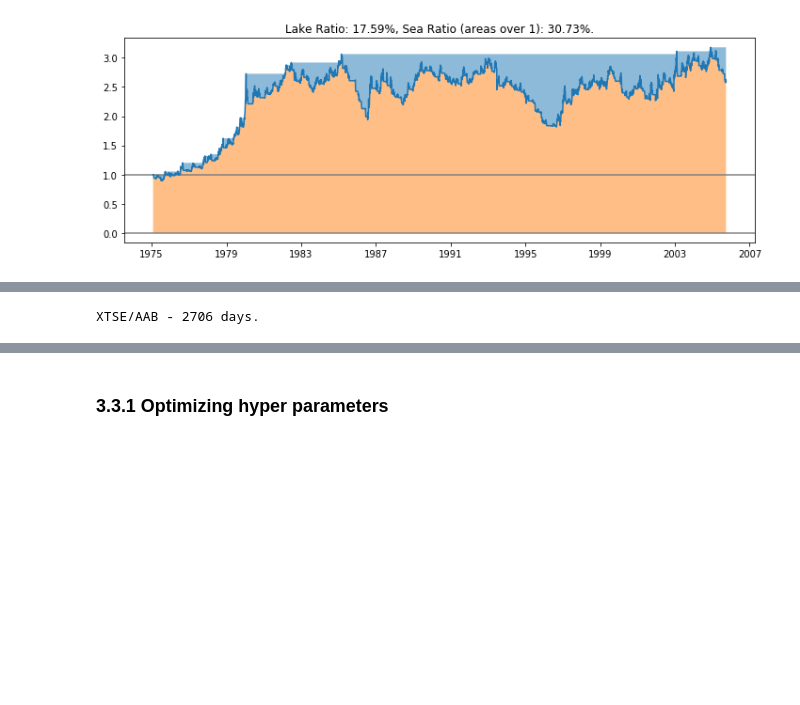
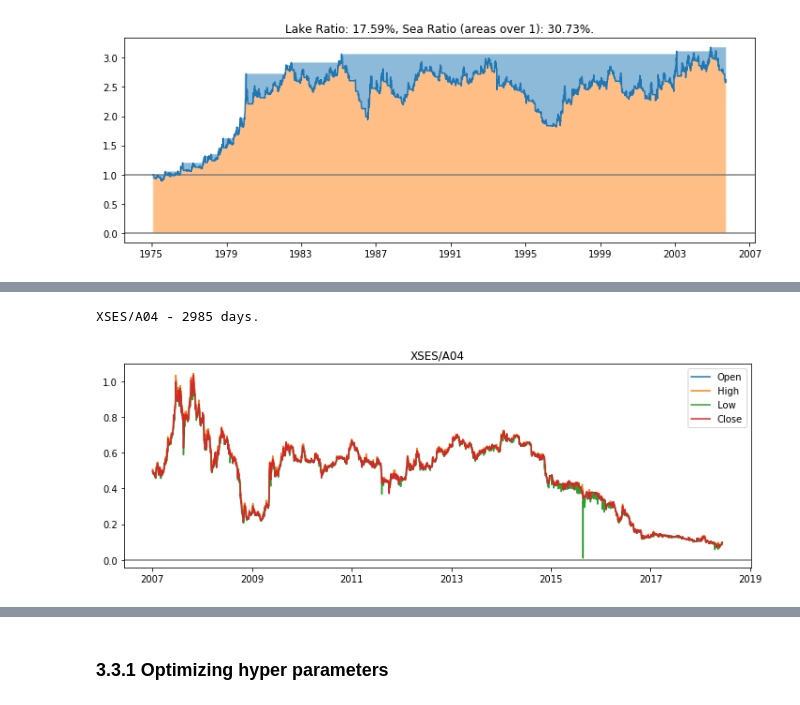
Before and after one commit to peerchen/trend-following-1, a Jupyter notebook: Trend Following Lab.ipynb, the cells around one changed output, grey strips where cells are left out. Saved outputs shown, nothing was run; the diff lists cells and outputs as text; code cells hidden in the pictures; blank space fills up the shorter version.

```diff
--- a/Trend Following Lab.ipynb
+++ b/Trend Following Lab.ipynb
@@ -744,6 +762,11 @@ rs_tr.plot_lake_ratio()
 # %%
 j = np.random.choice(len(prices_dict) - 1)
 ticker_j = list(prices_dict.keys())[j]; print(ticker_j, '-', len(prices_dict[ticker_j]), 'days.')
+pr_j = prices_dict[ticker_j]
 # %% [output]
-XTSE/AAB - 2706 days.
+XSES/A04 - 2985 days.
+# %%
+plot_prices(pr_j, ticker_j)
+# %% [output]
+[figure, added]
 # %%
```
Also changed, not shown: parts of 26 cells of this notebook.
